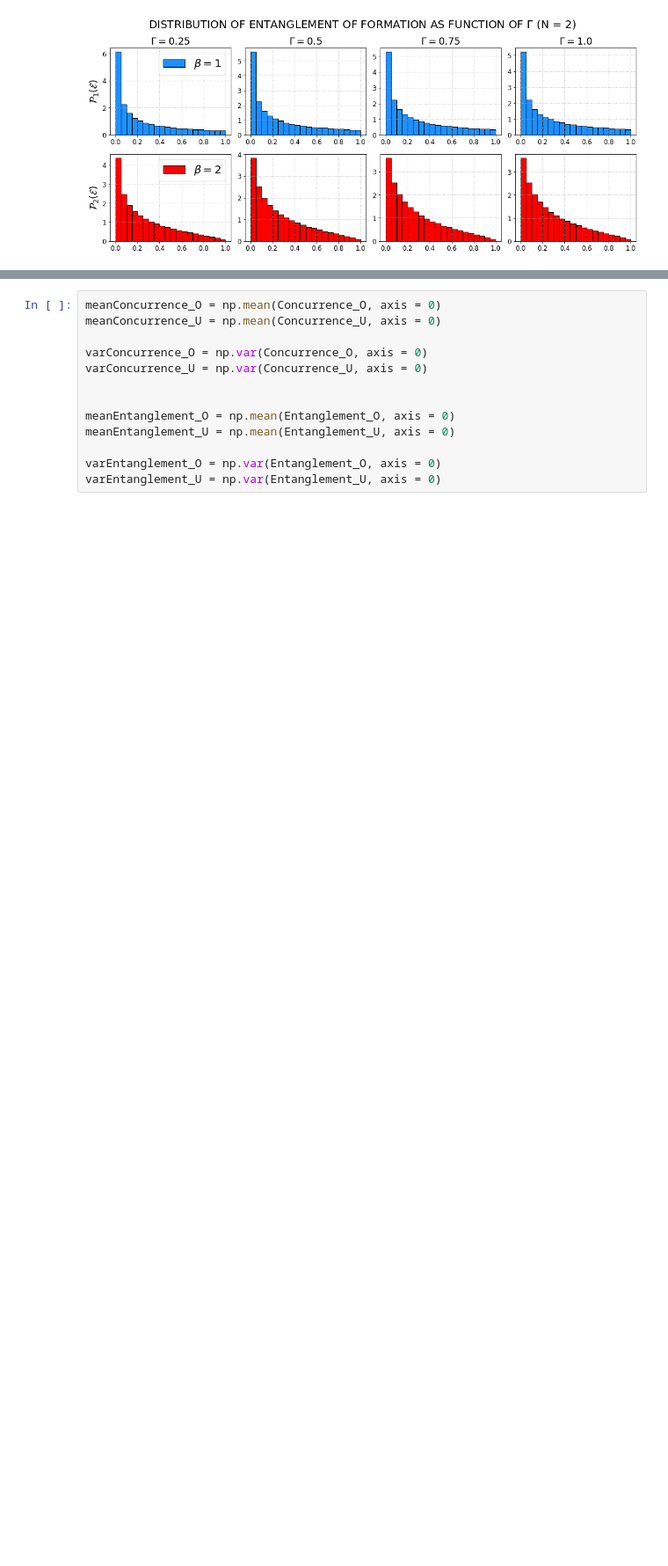
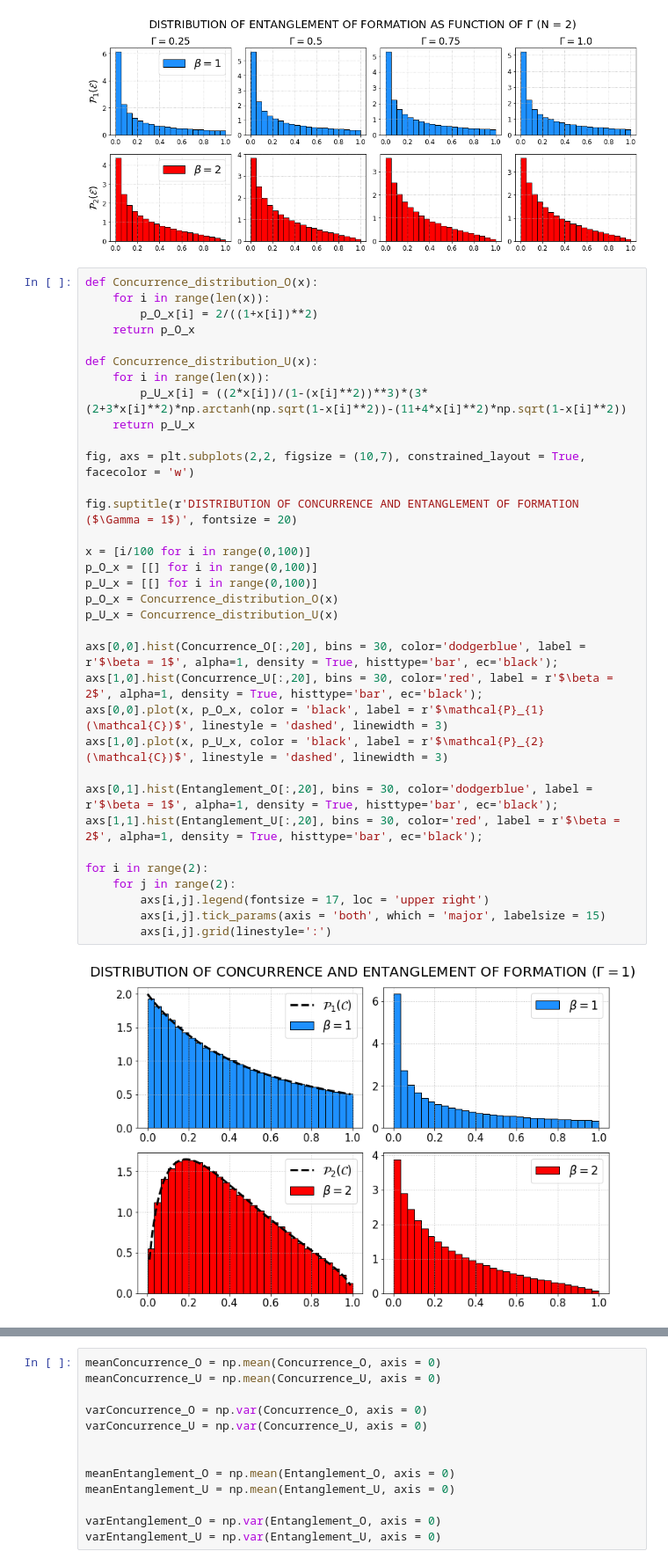
Before and after one commit to Rafffaelb/Schrodinger_Billiard, a Jupyter notebook: WignerDyson/Data_Analysis/Concurrence_Gamma.ipynb, the cells around one changed output, grey strips where cells are left out. Shown: that part at 88% size. Drawn from its saved outputs; the diff is of its cells as text; blank space fills up the shorter version.

```diff
--- a/WignerDyson/Data_Analysis/Concurrence_Gamma.ipynb
+++ b/WignerDyson/Data_Analysis/Concurrence_Gamma.ipynb
@@ -103,4 +103,40 @@ for j in range(0,4):
         axs[i,j].tick_params(axis = 'both', which = 'major', labelsize = 12)
 # %% [output]
 [figure]
+# %%
+def Concurrence_distribution_O(x):
+    for i in range(len(x)):
+        p_O_x[i] = 2/((1+x[i])**2)
+    return p_O_x
+
+def Concurrence_distribution_U(x):
+    for i in range(len(x)):
+        p_U_x[i] = ((2*x[i])/(1-(x[i]**2))**3)*(3*(2+3*x[i]**2)*np.arctanh(np.sqrt(1-x[i]**2))-(11+4*x[i]**2)*np.sqrt(1-x[i]**2))
+    return p_U_x
+
+fig, axs = plt.subplots(2,2, figsize = (10,7), constrained_layout = True, facecolor = 'w')
+
+fig.suptitle(r'DISTRIBUTION OF CONCURRENCE AND ENTANGLEMENT OF FORMATION ($\Gamma = 1$)', fontsize = 20)
+
+x = [i/100 for i in range(0,100)]
+p_O_x = [[] for i in range(0,100)]
+p_U_x = [[] for i in range(0,100)]
+p_O_x = Concurrence_distribution_O(x)
+p_U_x = Concurrence_distribution_U(x)
+
+axs[0,0].hist(Concurrence_O[:,20], bins = 30, color='dodgerblue', label = r'$\beta = 1$', alpha=1, density = True, histtype='bar', ec='black');
+axs[1,0].hist(Concurrence_U[:,20], bins = 30, color='red', label = r'$\beta = 2$', alpha=1, density = True, histtype='bar', ec='black');
+axs[0,0].plot(x, p_O_x, color = 'black', label = r'$\mathcal{P}_{1}(\mathcal{C})$', linestyle = 'dashed', linewidth = 3)
+axs[1,0].plot(x, p_U_x, color = 'black', label = r'$\mathcal{P}_{2}(\mathcal{C})$', linestyle = 'dashed', linewidth = 3)
+
+axs[0,1].hist(Entanglement_O[:,20], bins = 30, color='dodgerblue', label = r'$\beta = 1$', alpha=1, density = True, histtype='bar', ec='black');
+axs[1,1].hist(Entanglement_U[:,20], bins = 30, color='red', label = r'$\beta = 2$', alpha=1, density = True, histtype='bar', ec='black');
+
+for i in range(2):
+    for j in range(2):
+        axs[i,j].legend(fontsize = 17, loc = 'upper right')
+        axs[i,j].tick_params(axis = 'both', which = 'major', labelsize = 15)
+        axs[i,j].grid(linestyle=':')
+# %% [output]
+[figure, added]
 # %%
```
Also changed, not shown: parts of 6 cells of this notebook, 1 other file.
